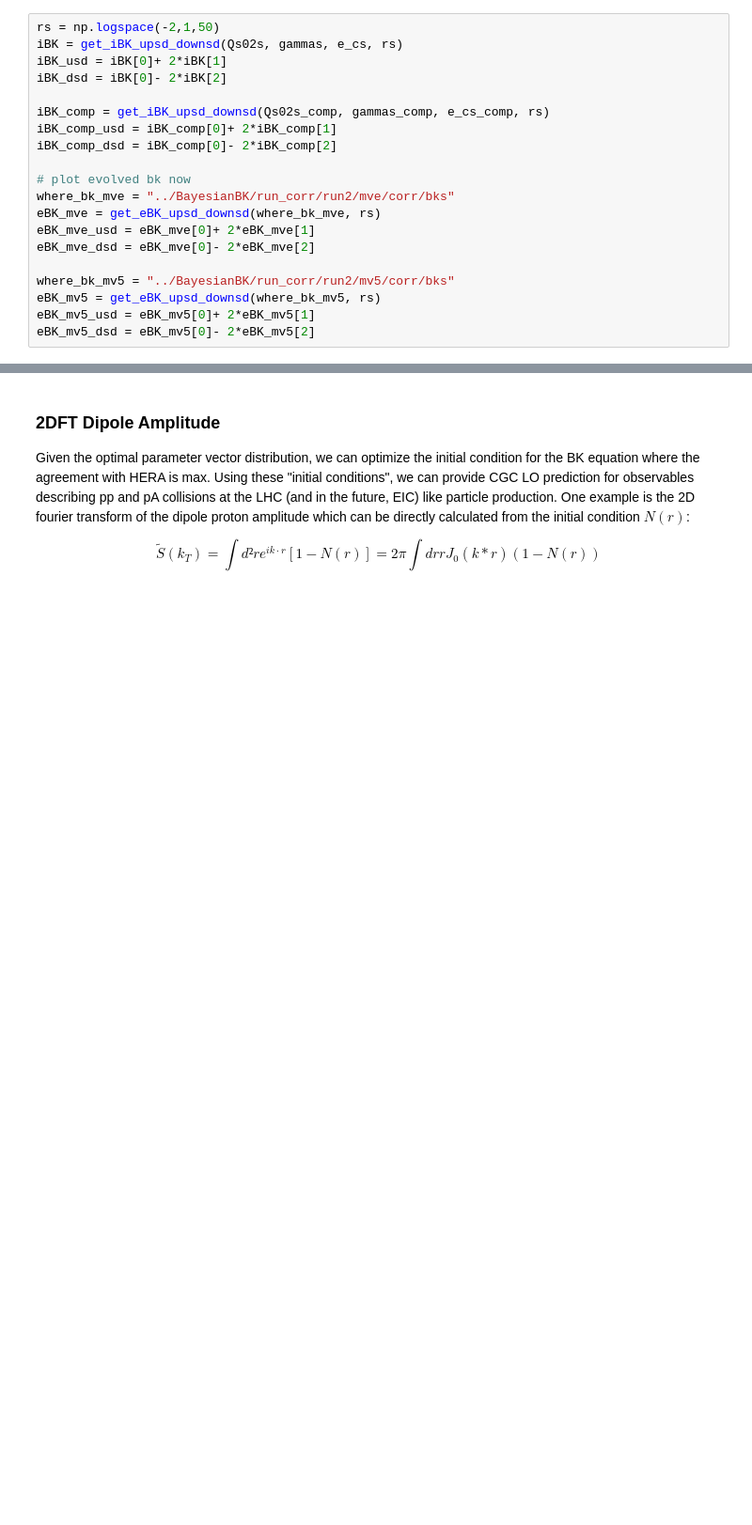
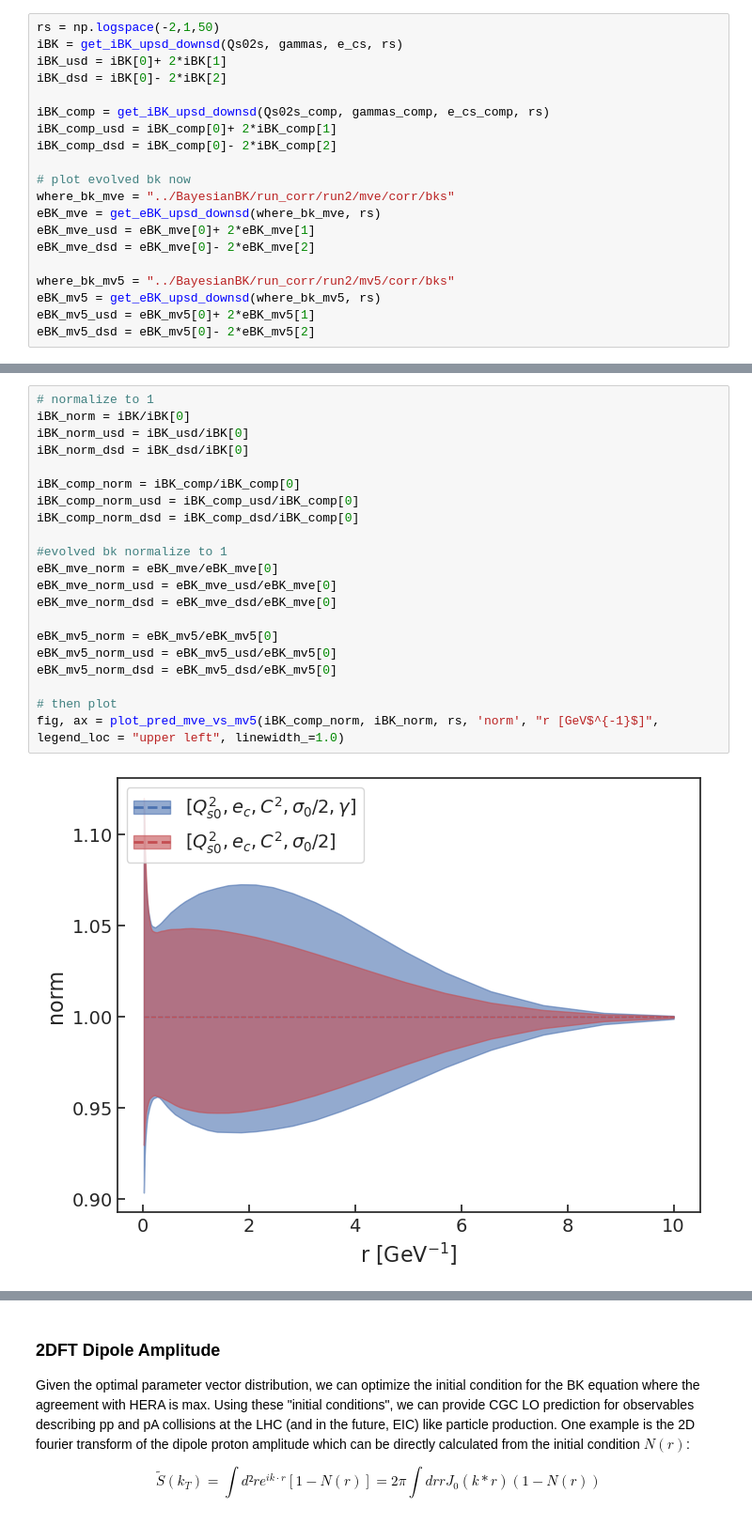
Before and after one commit to camcasuga/BayesianBK_results, a Jupyter notebook: analysis.ipynb, the cells around one changed output, grey strips where cells are left out. Shown at 94% size. Cells and saved outputs as stored; diff of their text form; blank space fills up the shorter version.

```diff
--- a/analysis.ipynb
+++ b/analysis.ipynb
@@ -454 +454,24 @@ Text(0.5, 0.14, '$x = 10^{-2}$')
 [figure]
+# %%
+# normalize to 1
+iBK_norm = iBK/iBK[0]
+iBK_norm_usd = iBK_usd/iBK[0]
+iBK_norm_dsd = iBK_dsd/iBK[0]
+
+iBK_comp_norm = iBK_comp/iBK_comp[0]
+iBK_comp_norm_usd = iBK_comp_usd/iBK_comp[0]
+iBK_comp_norm_dsd = iBK_comp_dsd/iBK_comp[0]
+
+#evolved bk normalize to 1
+eBK_mve_norm = eBK_mve/eBK_mve[0]
+eBK_mve_norm_usd = eBK_mve_usd/eBK_mve[0]
+eBK_mve_norm_dsd = eBK_mve_dsd/eBK_mve[0]
+
+eBK_mv5_norm = eBK_mv5/eBK_mv5[0]
+eBK_mv5_norm_usd = eBK_mv5_usd/eBK_mv5[0]
+eBK_mv5_norm_dsd = eBK_mv5_dsd/eBK_mv5[0]
+
+# then plot
+fig, ax = plot_pred_mve_vs_mv5(iBK_comp_norm, iBK_norm, rs, 'norm', "r [GeV$^{-1}$]", legend_loc = "upper left", linewidth_=1.0)
+# %% [output]
+[figure, added]
```
Also changed, not shown: parts of 10 cells of this notebook, 8 other files.
